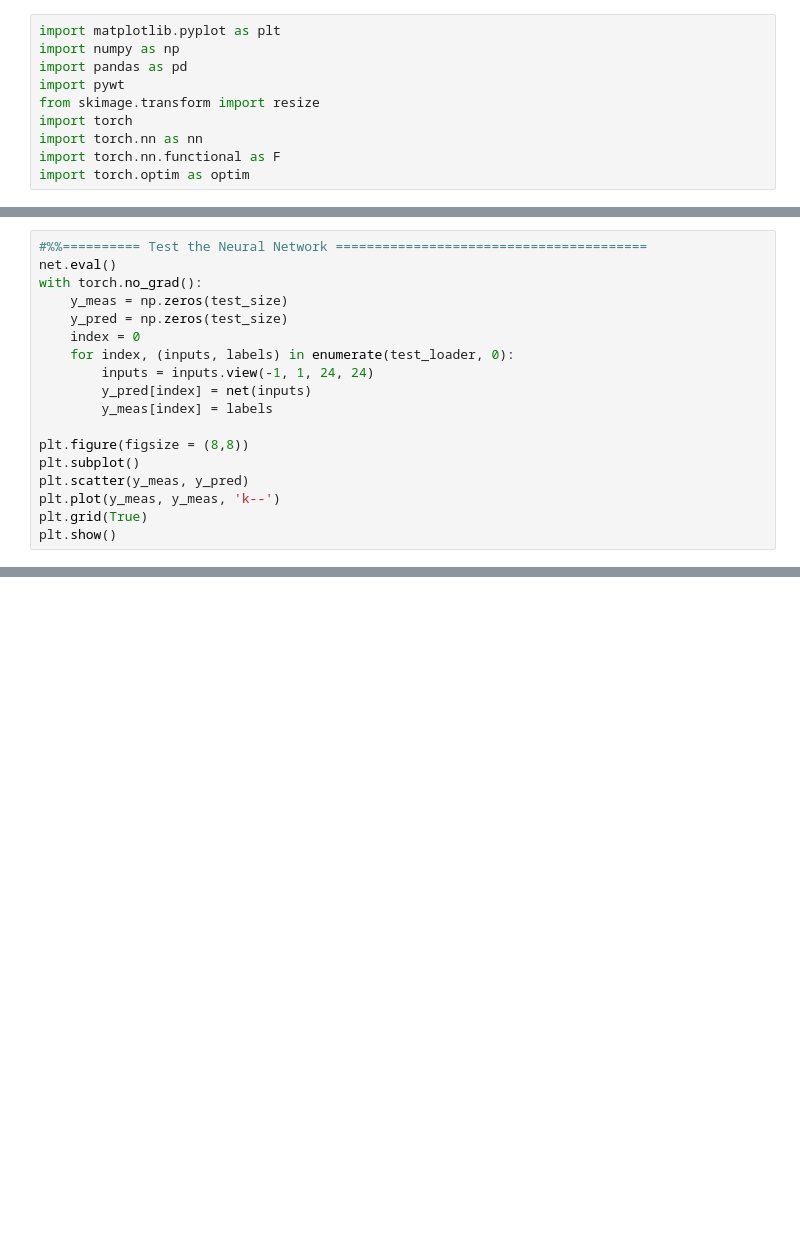
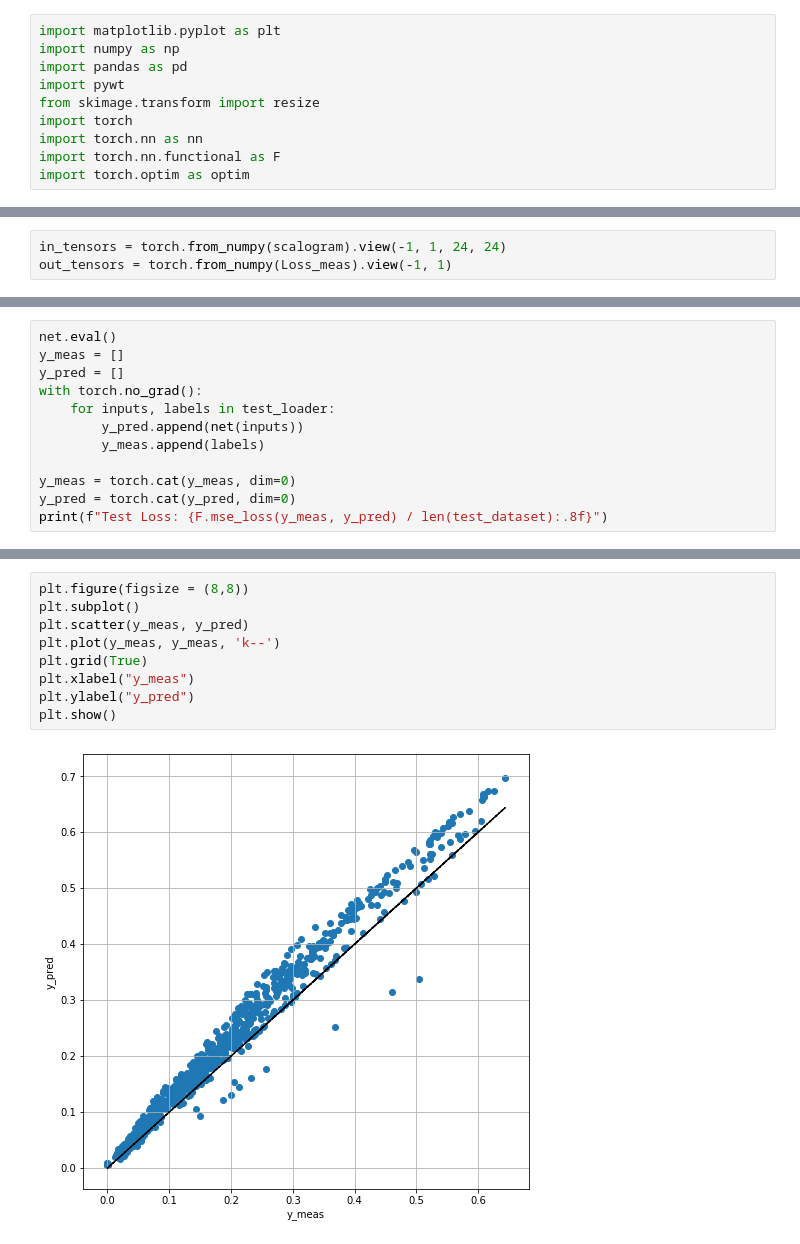
Before and after one commit to seungjaeryanlee/MagNet, a Jupyter notebook: MagNet.ipynb, the cells around one changed output, grey strips where cells are left out. Drawn from its saved outputs; the diff is of its cells as text; blank space fills up the shorter version.

```diff
--- a/MagNet.ipynb
+++ b/MagNet.ipynb
@@ -102,0 +74,3 @@ for index, row in V.iterrows():
+# %%
+in_tensors = torch.from_numpy(scalogram).view(-1, 1, 24, 24)
+out_tensors = torch.from_numpy(Loss_meas).view(-1, 1)
@@ -198,18 +119,0 @@ Finished Training
-# %%
-#%%========== Test the Neural Network ========================================
-net.eval()
-with torch.no_grad():
-    y_meas = np.zeros(test_size)
-    y_pred = np.zeros(test_size)
-    index = 0
-    for index, (inputs, labels) in enumerate(test_loader, 0):
-        inputs = inputs.view(-1, 1, 24, 24)
-        y_pred[index] = net(inputs)
-        y_meas[index] = labels
-
-plt.figure(figsize = (8,8))
-plt.subplot()
-plt.scatter(y_meas, y_pred)
-plt.plot(y_meas, y_meas, 'k--')
-plt.grid(True)
-plt.show()
@@ -217,0 +190,12 @@ plt.show()
+# %%
+net.eval()
+y_meas = []
+y_pred = []
+with torch.no_grad():
+    for inputs, labels in test_loader:
+        y_pred.append(net(inputs))
+        y_meas.append(labels)
+
+y_meas = torch.cat(y_meas, dim=0)
+y_pred = torch.cat(y_pred, dim=0)
+print(f"Test Loss: {F.mse_loss(y_meas, y_pred) / len(test_dataset):.8f}")
@@ -217,0 +204,11 @@ plt.show()
+# %%
+plt.figure(figsize = (8,8))
+plt.subplot()
+plt.scatter(y_meas, y_pred)
+plt.plot(y_meas, y_meas, 'k--')
+plt.grid(True)
+plt.xlabel("y_meas")
+plt.ylabel("y_pred")
+plt.show()
+# %% [output]
+[figure, added]
```
Also changed, not shown: parts of 20 cells of this notebook.
